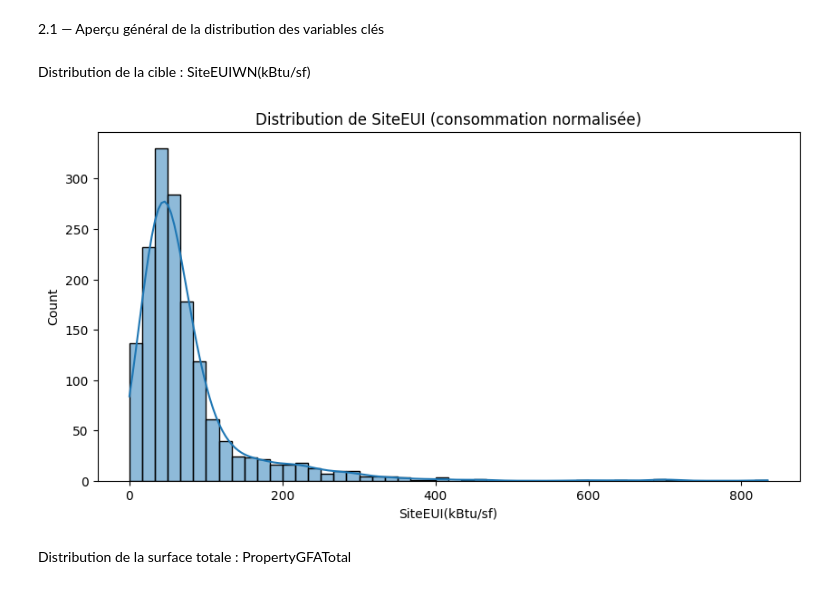
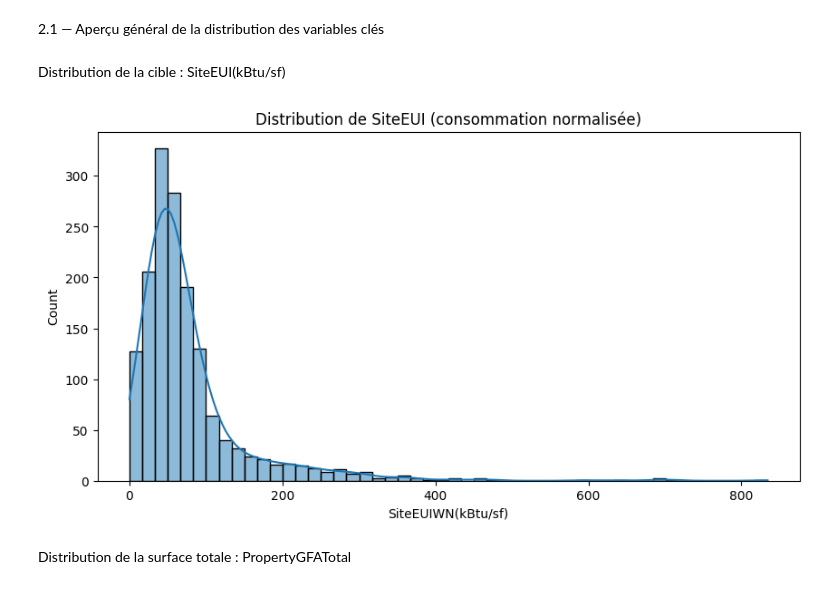
Before and after one commit to Melkia44/P6, a Jupyter notebook: Notebook P6.ipynb, the cells around one changed output. Cells and saved outputs as stored; diff of their text form; code cells hidden in the pictures.

```diff
--- a/Notebook P6.ipynb
+++ b/Notebook P6.ipynb
@@ -196,14 +197,14 @@ PHASE 2 — ANALYSE EXPLORATOIRE (EDA)
 # %% [markdown]
 2.1 — Aperçu général de la distribution des variables clés
 # %% [markdown]
-Distribution de la cible : SiteEUIWN(kBtu/sf)
+Distribution de la cible : SiteEUI(kBtu/sf)
 # %%
 plt.figure(figsize=(10,5))
-sns.histplot(df[target_col], bins=50, kde=True)
-plt.title(f"Distribution de {target_col}")
+sns.histplot(df["SiteEUIWN(kBtu/sf)"], bins=50, kde=True)
+plt.title("Distribution de SiteEUI (consommation normalisée)")
 plt.show()
 # %% [output]
-[figure, old version]
+[figure, new version]
 # %% [markdown]
 Distribution de la surface totale : PropertyGFATotal
 # %%
```
Also changed, not shown: parts of 33 cells of this notebook.
